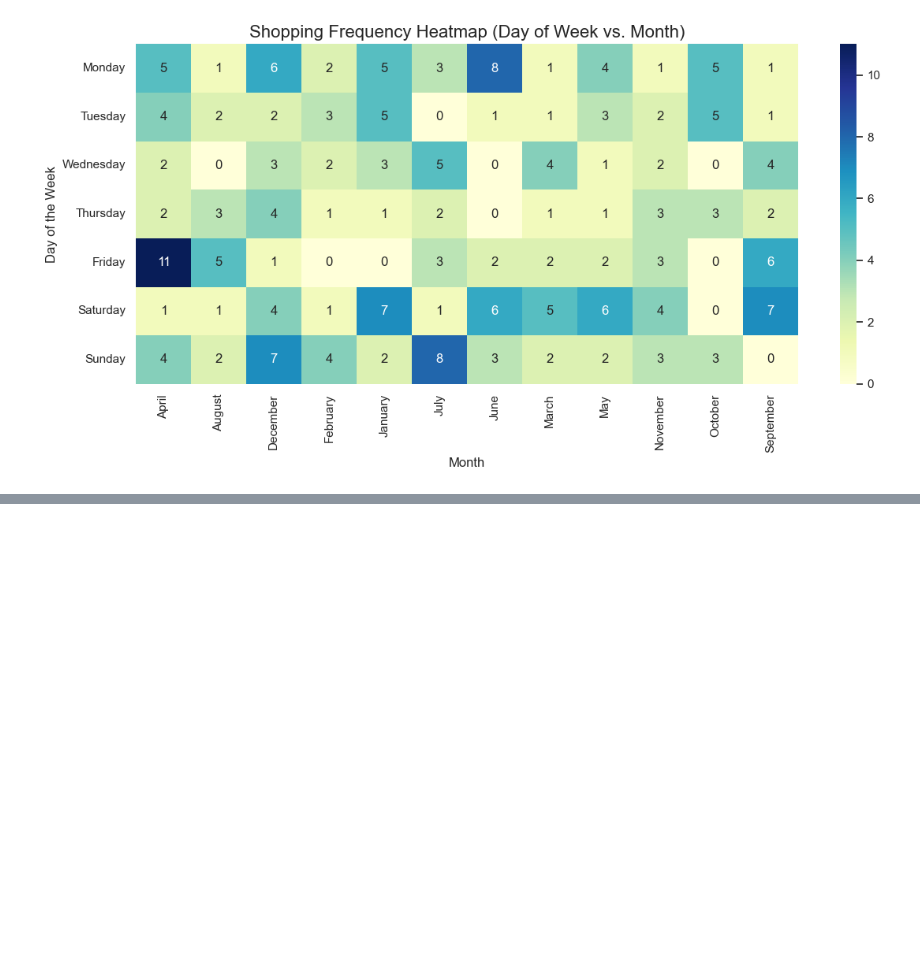
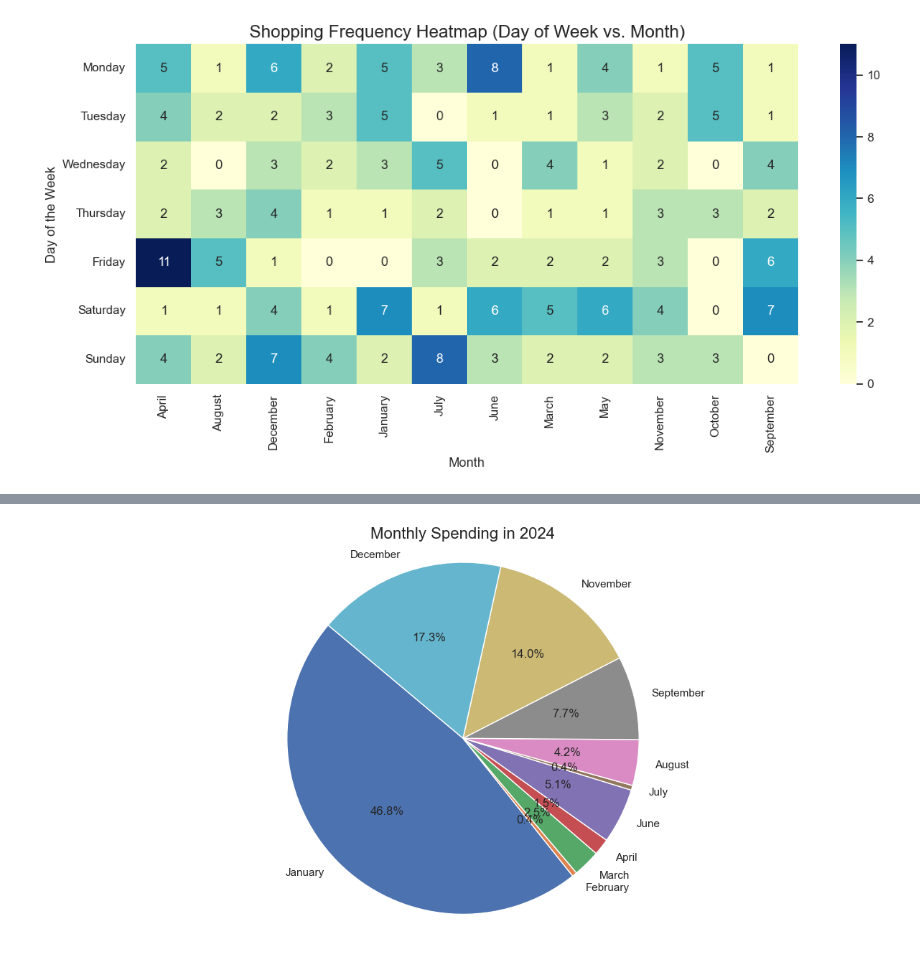
Before and after one commit to karenrenac/Amazon-Analytics-with-Web-scraping, a Jupyter notebook: Data analysis and insights.ipynb, the cells around one changed output, grey strips where cells are left out. Saved outputs shown, nothing was run; the diff lists cells and outputs as text; code cells hidden in the pictures; blank space fills up the shorter version.

```diff
--- a/Data analysis and insights.ipynb
+++ b/Data analysis and insights.ipynb
@@ -222,0 +249,20 @@ product_count = filtered_df['Product'].value_counts()
+# %%
+# Filter data for 2024
+amazon_2024 = df[df['Year'] == 2024]
+
+# Aggregate spend by month
+monthly_spend_2024 = amazon_2024.groupby('Month')['Total Price'].sum().reindex([
+    'January', 'February', 'March', 'April', 'May', 'June',
+    'July', 'August', 'September', 'October', 'November', 'December'
+])
+monthly_spend_2024 = monthly_spend_2024.dropna()
+
+# Plotting 2024 monthly spending
+plt.figure(figsize=(12,6))
+plt.pie(monthly_spend_2024, labels=monthly_spend_2024.index, autopct='%1.1f%%', startangle=140)
+plt.title('Monthly Spending in 2024', fontsize=16)
+plt.axis('equal')
+plt.tight_layout()
+plt.show()
+# %% [output]
+[figure, added]
```
Also changed, not shown: parts of 5 cells of this notebook.
